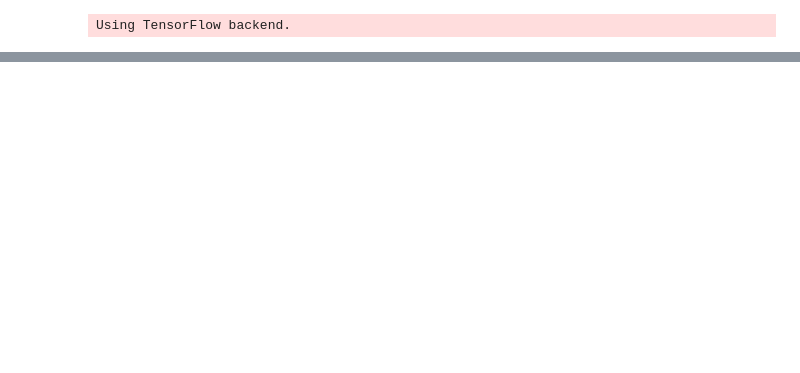
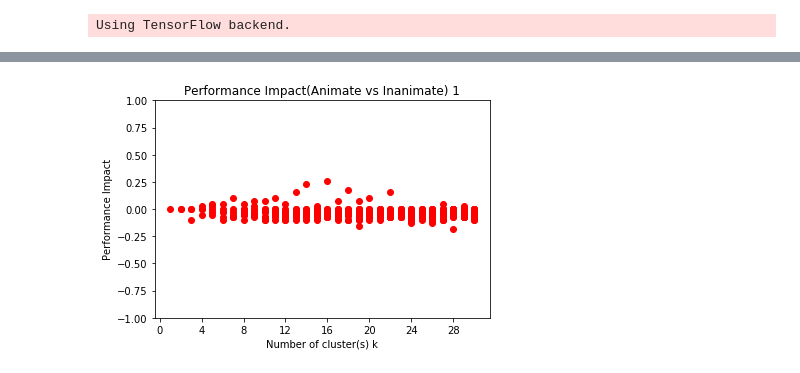
Before and after one commit to SNaGLab/Cognitive-Parcellation, a Jupyter notebook: code/experiments/resnet_models_step_1.ipynb, the cells around one changed output, grey strips where cells are left out. Drawn from its saved outputs; the diff is of its cells as text; code cells hidden in the pictures; blank space fills up the shorter version.

```diff
--- a/code/experiments/resnet_models_step_1.ipynb
+++ b/code/experiments/resnet_models_step_1.ipynb
@@ -844,7 +834,7 @@ del model
 #Test Cell 1
 from sklearn.cluster import MiniBatchKMeans
 
-data_path = '../../data/pkl/'
+data_path = '../../data/pkl_resnet/'
 classes = ['animate','inanimate']
 fold = 1
 
@@ -872,22 +859,23 @@ Wall time: 5h 41min 19s
 # %%
 #%%time
 #Version 1 - Reading pkl files from step 0 and clustering it{
-data_path = '../../data/pkl/'
+data_path = '../../data/pkl_resnet/'
 classes = ['animate','inanimate']
 from sklearn.cluster import MiniBatchKMeans
-
+import gc
 result= {}
 
 k = 4 #Total Number of folds
 fold = 1
 
 for i in range(k):
+    if i==1: break
 
     print('Perfoming Fold: ', fold)
     clf_result = {}
 
-    if os.path.exists('../../data/pkl/kmeans_first_'+str(fold)+'_'+model_name+'.pkl'):
-        with open('../../data/pkl/kmeans_first_'+str(fold)+'_'+model_name+'.pkl',"rb") as f:
+    if os.path.exists('../../data/pkl_resnet/kmeans_first_'+str(fold)+'_'+model_name+'.pkl'):
+        with open('../../data/pkl_resnet/kmeans_first_'+str(fold)+'_'+model_name+'.pkl',"rb") as f:
             X_new,pred_kmeans,kmeans = pickle.load(f)
     else:
         with open(data_path+classes[0]+'_fold_'+str(fold)+'_train_'+model_name+'.pkl','rb') as f:
@@ -896,13 +884,12 @@ for i in range(k):
             y_fold = pickle.load(f)
 
         X = np.column_stack((X_fold,y_fold))
-        kmeans = MiniBatchKMeans(n_clusters=62821,
-                                 max_iter=10).fit(X)
+        kmeans = MiniBatchKMeans(n_clusters=62821).fit(X) #500x reduction
         #print kmeans.cluster_centers_
         pred_kmeans = kmeans.predict(X)
         X_new = kmeans.cluster_centers_
 
-        with open('../../data/pkl/kmeans_first_'+str(fold)+'_'+model_name+'.pkl', 'wb') as handle:
+        with open('../../data/pkl_resnet/kmeans_first_'+str(fold)+'_'+model_name+'.pkl', 'wb') as handle:
             pickle.dump([X_new,pred_kmeans,kmeans], handle, protocol=pickle.HIGHEST_PROTOCOL)
 
     #DO CLUSTERING AND GET CLUSTERS
@@ -934,18 +921,23 @@ for i in range(k):
                 temp = np.where(pred_kmeans==entry)[0]
                 loc_new.extend(temp)
 
-            lambda_mask = np.ones(shape=((13555712,)))
+            lambda_mask = np.ones(shape=((31410176,)))
             lambda_mask[loc_new] = 0.
 
             #plt.scatter(X[:,0],X[:,1], c=y_pred)
             #Change Model
-            model = VGG16(include_top=True, weights='imagenet', input_tensor=None, input_shape=None, pooling=None, classes=1000,lambda_mask=lambda_mask)
-
+            model = ResNet101( include_top=True,
+                                weights="imagenet",
+                                input_tensor=None,
+                                input_shape=None,
+                                pooling=None,
+                                classes=1000,
+                                lambda_mask=lambda_mask)
             flag = 0
             dprime = 0.
             for p in classes:
                 im_valid_test = []
-                image_list_valid = '../../data/pkl/'+p+'_image_list_valid_fold_'+str(fold)+'.txt'
+                image_list_valid = '../../data/pkl_resnet/'+p+'_image_list_valid_fold_'+str(fold)+'.txt'
                 with open(image_list_valid,'r') as f:
                     for line in f.readlines():
                         im_valid_test.append(line.strip('\n'))
@@ -963,8 +955,7 @@ for i in range(k):
                     #print im_list[i], pprint_output(out[i]), true_wids[i]
                     predicted_valid_wids.append(pprint_output(out[i]))
 
-                count, error  = top5accuracy(true_valid_wids, predicted_valid_wids)/tree/Cognitive-Parcellation/code/experiments
-
+                count, error  = top5accuracy(true_valid_wids, predicted_valid_wids)
                 print(str(p)+' '+str(fold)+' '+str(count)+' '+str(len(im_valid_test))+' '+str(error))
 
                 if flag == 0:
@@ -973,12 +964,12 @@ for i in range(k):
                 else:
                     dprime -= error
 
-            tf.keras.backend.clear_session()
+            keras.backend.clear_session()
             gc.collect()
             del model
             clf_result[j][label] = dprime
 
-    with open('../../data/pkl/'+str(method)+'_50_scree_fold_'+str(fold)+'_'+model_name+'.pkl', 'wb') as handle:
+    with open('../../data/pkl_resnet/'+str(method)+'_50_scree_fold_'+str(fold)+'_'+model_name+'.pkl', 'wb') as handle:
         pickle.dump(clf_result, handle, protocol=pickle.HIGHEST_PROTOCOL)
 
     result[fold] = clf_result
@@ -1002,24 +1029,27 @@ result[1]
 # %%
 from matplotlib.ticker import MaxNLocator
 f = 1
 clf_result = result[f]
 
 
 fig = plt.figure(1)
 X = range(1,31,1)
 #X = range(2,51,1)
 for cl in X:
     i = 0
     for item in clf_result[cl].keys():
         plt.plot(cl,clf_result[cl][item],'ro')
         i += 1
 
 plt.xticks(X)
+plt.ylim([-1,1])
 plt.xlabel('Number of cluster(s) k')
 plt.ylabel("Performance Impact")
 plt.title('Performance Impact(Animate vs Inanimate) '+ str(f))
 plt.gca().xaxis.set_major_locator(MaxNLocator(prune='lower'))
 plt.savefig('../../results/'+str(method)+'_results_fold_'+str(f)+'.eps', format='eps')
+# %% [output]
+[figure, added]
 # %%
 f = 2
 clf_result = result[f]
```
Also changed, not shown: parts of 10 cells of this notebook, 25 other files.
